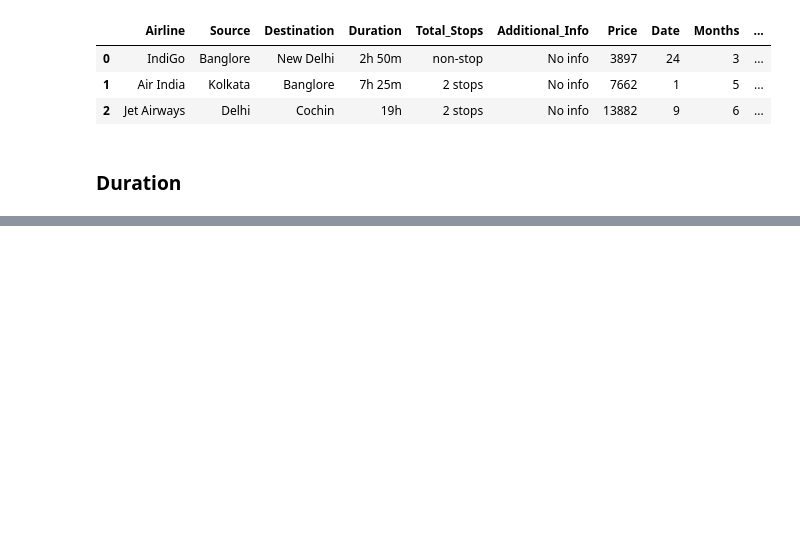
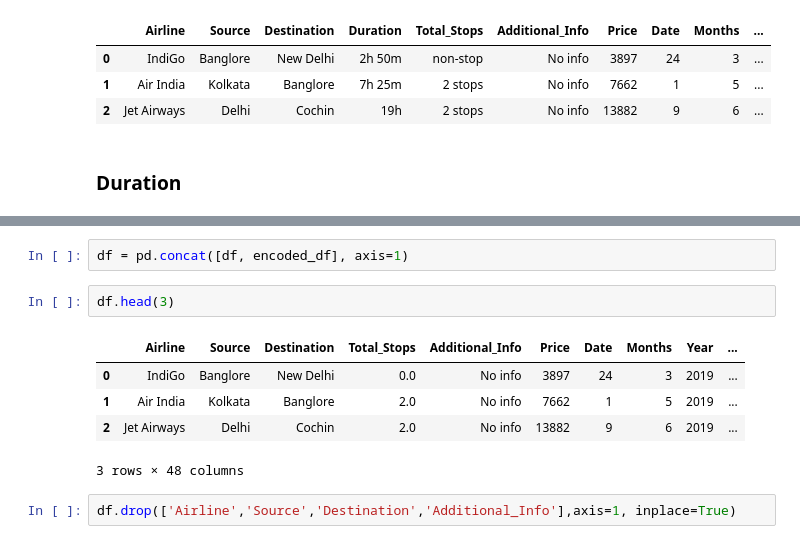
Before and after one commit to Prateekk02/Python, a Jupyter notebook: 15_EDA/04_eda_flight_price.ipynb, the cells around one changed output, grey strips where cells are left out. Cells and saved outputs as stored; diff of their text form; blank space fills up the shorter version.

```diff
--- a/15_EDA/04_eda_flight_price.ipynb
+++ b/15_EDA/04_eda_flight_price.ipynb
@@ -165,0 +219,12 @@ df.head(3)
+# %%
+df = pd.concat([df, encoded_df], axis=1)
+# %%
+df.head(3)
+# %% [output]
+|  | Airline | Source | Destination | Total_Stops | Additional_Info | Price | Date | Months | Year | ... |
+| 0 | IndiGo | Banglore | New Delhi | 0.0 | No info | 3897 | 24 | 3 | 2019 | ... |
+| 1 | Air India | Kolkata | Banglore | 2.0 | No info | 7662 | 1 | 5 | 2019 | ... |
+| 2 | Jet Airways | Delhi | Cochin | 2.0 | No info | 13882 | 9 | 6 | 2019 | ... |
+3 rows × 48 columns
+# %%
+df.drop(['Airline','Source','Destination','Additional_Info'],axis=1, inplace=True)
```
Also changed, not shown: parts of 19 cells of this notebook.
